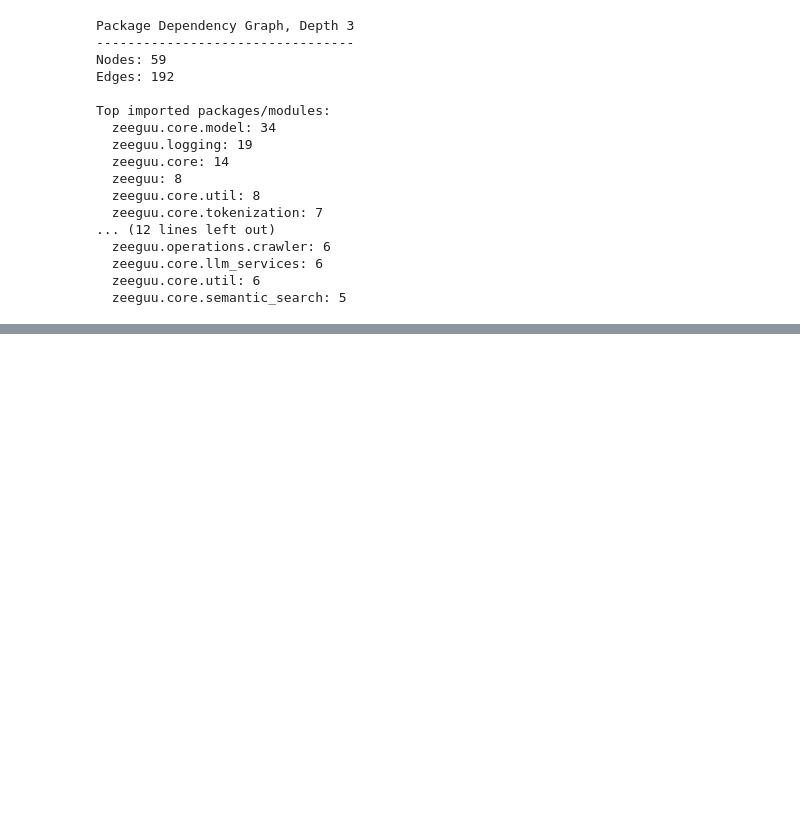
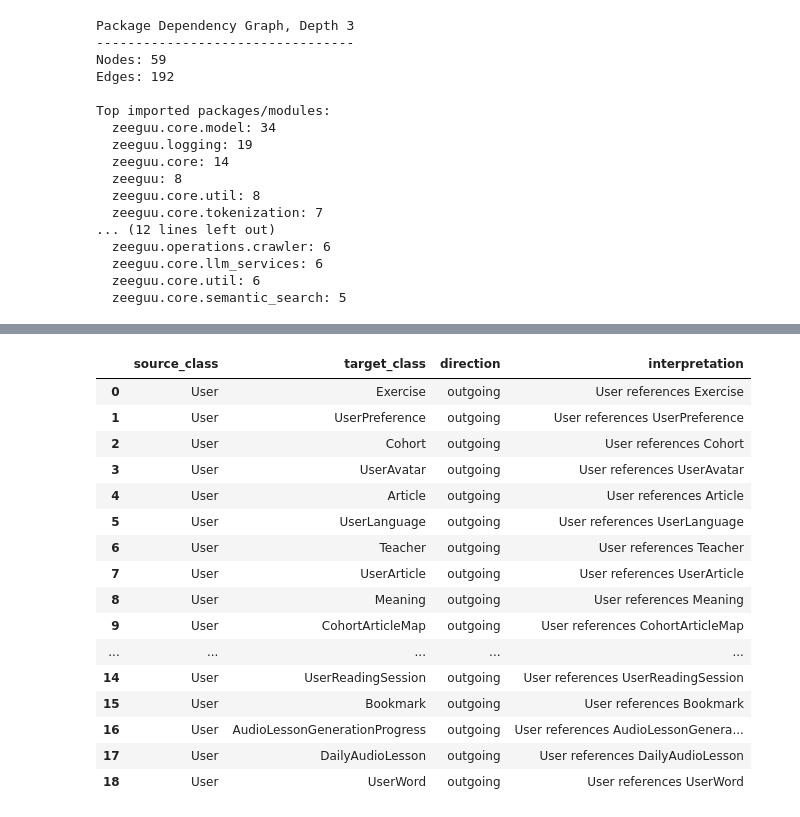
Before and after one commit to wowholasa/software-architecture-individual, a Jupyter notebook: zeeguu_architecture_recovery.ipynb, the cells around one changed output, grey strips where cells are left out. Cells and saved outputs as stored; diff of their text form; code cells hidden in the pictures; blank space fills up the shorter version.

```diff
--- a/zeeguu_architecture_recovery.ipynb
+++ b/zeeguu_architecture_recovery.ipynb
@@ -359,0 +769,20 @@ Top imported packages/modules:
+# %%
+classes_targeted_by_user_df
+# %% [output]
+|  | source_class | target_class | direction | interpretation |
+| 0 | User | Exercise | outgoing | User references Exercise |
+| 1 | User | UserPreference | outgoing | User references UserPreference |
+| 2 | User | Cohort | outgoing | User references Cohort |
+| 3 | User | UserAvatar | outgoing | User references UserAvatar |
+| 4 | User | Article | outgoing | User references Article |
+| 5 | User | UserLanguage | outgoing | User references UserLanguage |
+| 6 | User | Teacher | outgoing | User references Teacher |
+| 7 | User | UserArticle | outgoing | User references UserArticle |
+| 8 | User | Meaning | outgoing | User references Meaning |
+| 9 | User | CohortArticleMap | outgoing | User references CohortArticleMap |
+| ... | ... | ... | ... | ... |
+| 14 | User | UserReadingSession | outgoing | User references UserReadingSession |
+| 15 | User | Bookmark | outgoing | User references Bookmark |
+| 16 | User | AudioLessonGenerationProgress | outgoing | User references AudioLessonGenera... |
+| 17 | User | DailyAudioLesson | outgoing | User references DailyAudioLesson |
+| 18 | User | UserWord | outgoing | User references UserWord |
```
Also changed, not shown: parts of 39 cells of this notebook, 1 other file.
